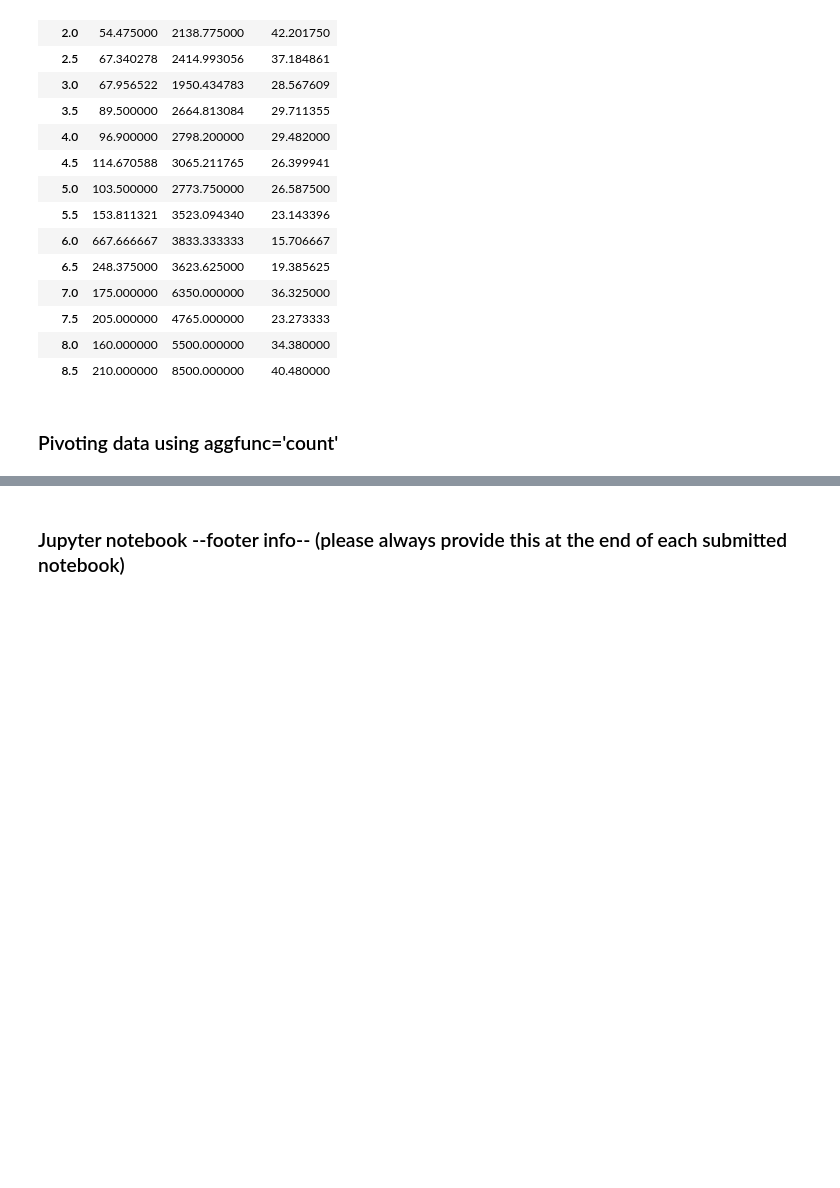
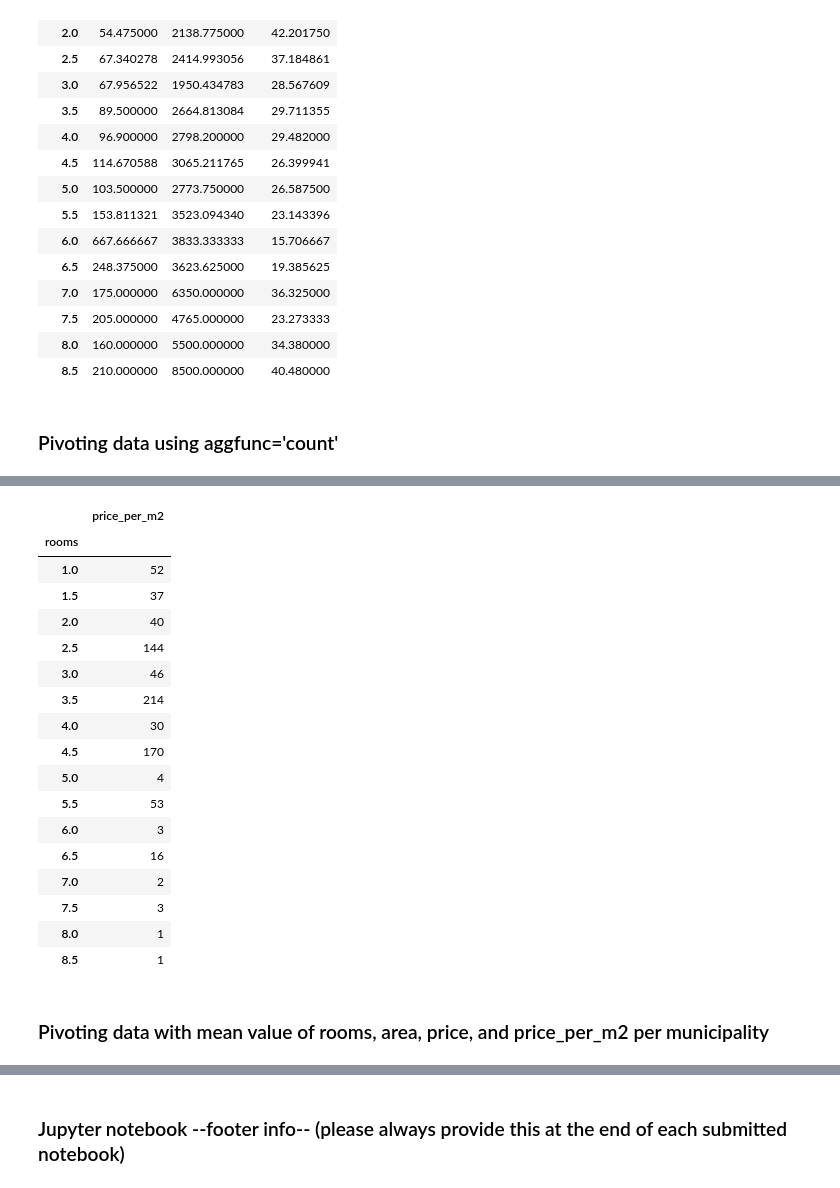
Before and after one commit to Sheryl-Chelagat/data_analytics, a Jupyter notebook: Week_03/combining_and_organizing_data.ipynb, the cells around one changed output, grey strips where cells are left out. Saved outputs shown, nothing was run; the diff lists cells and outputs as text; code cells hidden in the pictures; blank space fills up the shorter version.

```diff
--- a/Week_03/combining_and_organizing_data.ipynb
+++ b/Week_03/combining_and_organizing_data.ipynb
@@ -310,7 +317,24 @@ pd.pivot_table(df3[['rooms', 'price', 'area', 'price_per_m2']],
 # %%
-# Using pivot_table to reshape the data and calculate means
-aggfunc='count'
-pd.pivot_table(df3[['rooms', 'price', 'area', 'price_per_m2']],
-               index=['rooms'],
-               values=['price', 'area', 'rooms', 'price_per_m2'],
-               aggfunc=(np.mean))
+# Verwenden Sie die pivot_table-Funktion mit aggfunc='count' und den gewünschten Spalten
+pd.pivot_table(df3[['rooms','price_per_m2']], index=['rooms'], aggfunc='count')
+# %% [output]
+|  | price_per_m2 |
+| rooms |  |
+| 1.0 | 52 |
+| 1.5 | 37 |
+| 2.0 | 40 |
+| 2.5 | 144 |
+| 3.0 | 46 |
+| 3.5 | 214 |
+| 4.0 | 30 |
+| 4.5 | 170 |
+| 5.0 | 4 |
+| 5.5 | 53 |
+| 6.0 | 3 |
+| 6.5 | 16 |
+| 7.0 | 2 |
+| 7.5 | 3 |
+| 8.0 | 1 |
+| 8.5 | 1 |
+# %% [markdown]
+### Pivoting data with mean value of rooms, area, price, and price_per_m2 per municipality
```
Also changed, not shown: parts of 3 cells of this notebook.
